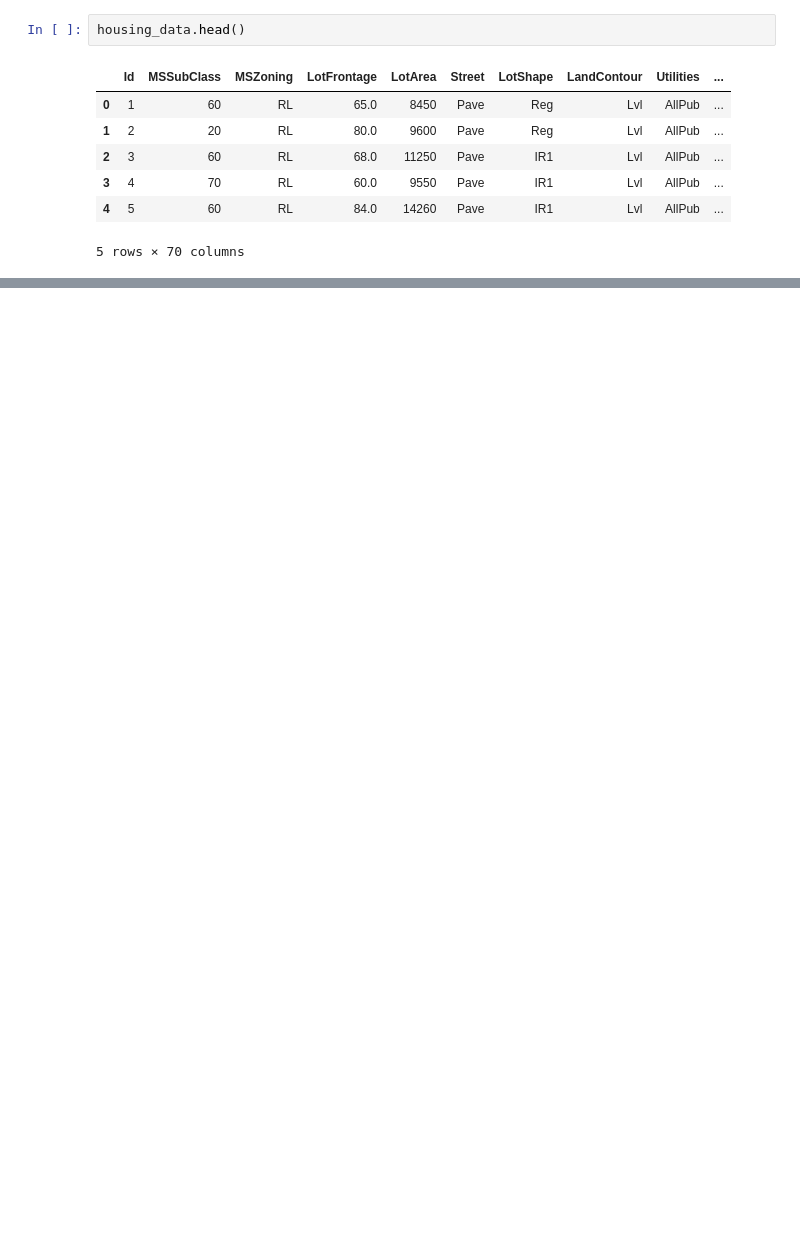
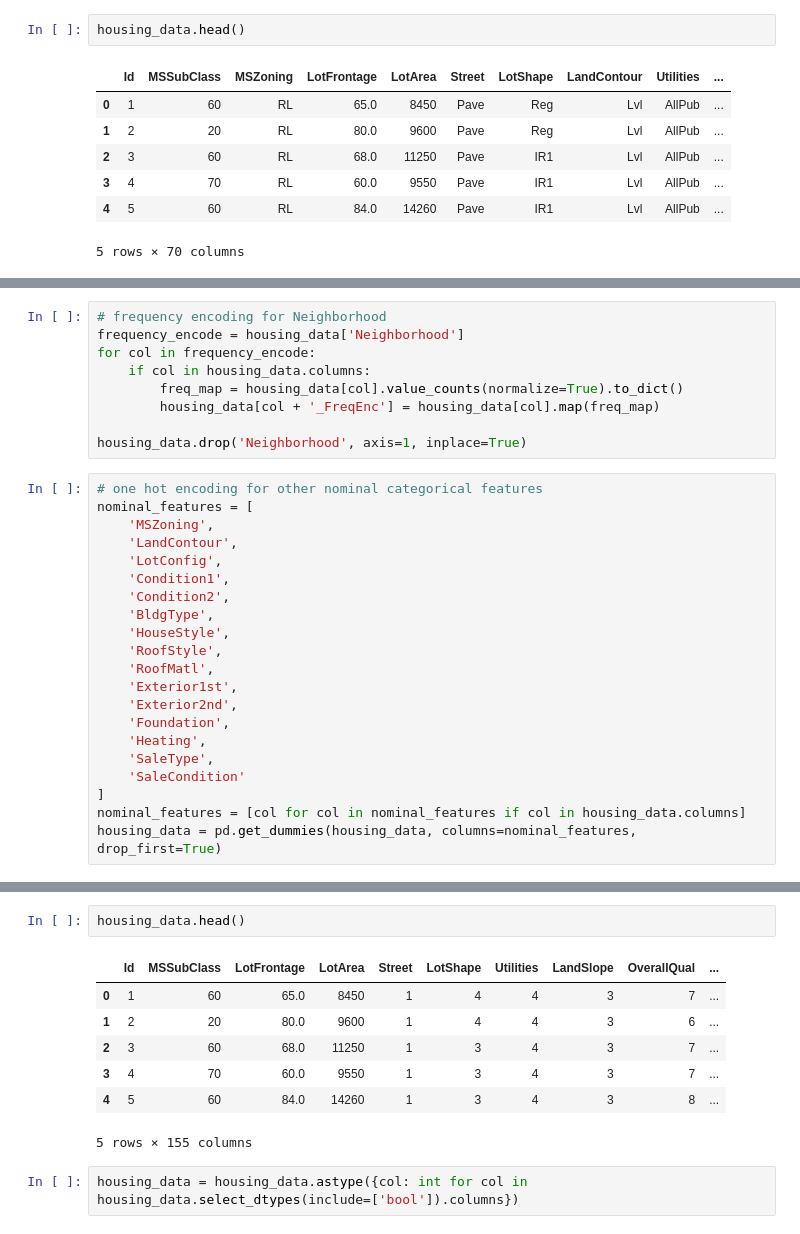
Before and after one commit to mal0101/Kaggle-Submissions, a Jupyter notebook: Housing-Prices/notebook.ipynb, the cells around one changed output, grey strips where cells are left out. Drawn from its saved outputs; the diff is of its cells as text; blank space fills up the shorter version.

Commit message:
need to fix inconsistencies in data

```diff
--- a/Housing-Prices/notebook.ipynb
+++ b/Housing-Prices/notebook.ipynb
@@ -278,0 +317,30 @@ housing_data.head()
+# %%
+# frequency encoding for Neighborhood
+frequency_encode = housing_data['Neighborhood']
+for col in frequency_encode:
+    if col in housing_data.columns:
+        freq_map = housing_data[col].value_counts(normalize=True).to_dict()
+        housing_data[col + '_FreqEnc'] = housing_data[col].map(freq_map)
+
+housing_data.drop('Neighborhood', axis=1, inplace=True)
+# %%
+# one hot encoding for other nominal categorical features
+nominal_features = [
+    'MSZoning',
+    'LandContour',
+    'LotConfig',
+    'Condition1',
+    'Condition2',
+    'BldgType',
+    'HouseStyle',
+    'RoofStyle',
+    'RoofMatl',
+    'Exterior1st',
+    'Exterior2nd',
+    'Foundation',
+    'Heating',
+    'SaleType',
+    'SaleCondition'
+]
+nominal_features = [col for col in nominal_features if col in housing_data.columns]
+housing_data = pd.get_dummies(housing_data, columns=nominal_features, drop_first=True)
@@ -278,0 +363,12 @@ housing_data.head()
+# %%
+housing_data.head()
+# %% [output]
+|  | Id | MSSubClass | LotFrontage | LotArea | Street | LotShape | Utilities | LandSlope | OverallQual | ... |
+| 0 | 1 | 60 | 65.0 | 8450 | 1 | 4 | 4 | 3 | 7 | ... |
+| 1 | 2 | 20 | 80.0 | 9600 | 1 | 4 | 4 | 3 | 6 | ... |
+| 2 | 3 | 60 | 68.0 | 11250 | 1 | 3 | 4 | 3 | 7 | ... |
+| 3 | 4 | 70 | 60.0 | 9550 | 1 | 3 | 4 | 3 | 7 | ... |
+| 4 | 5 | 60 | 84.0 | 14260 | 1 | 3 | 4 | 3 | 8 | ... |
+5 rows × 155 columns
+# %%
+housing_data = housing_data.astype({col: int for col in housing_data.select_dtypes(include=['bool']).columns})
```
Also changed, not shown: parts of 13 cells of this notebook.
